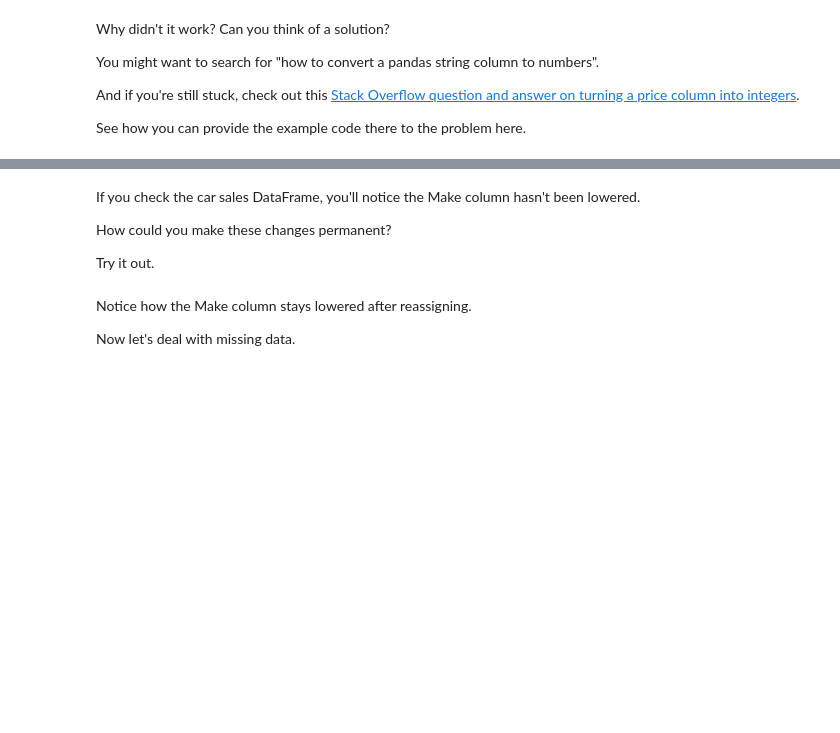
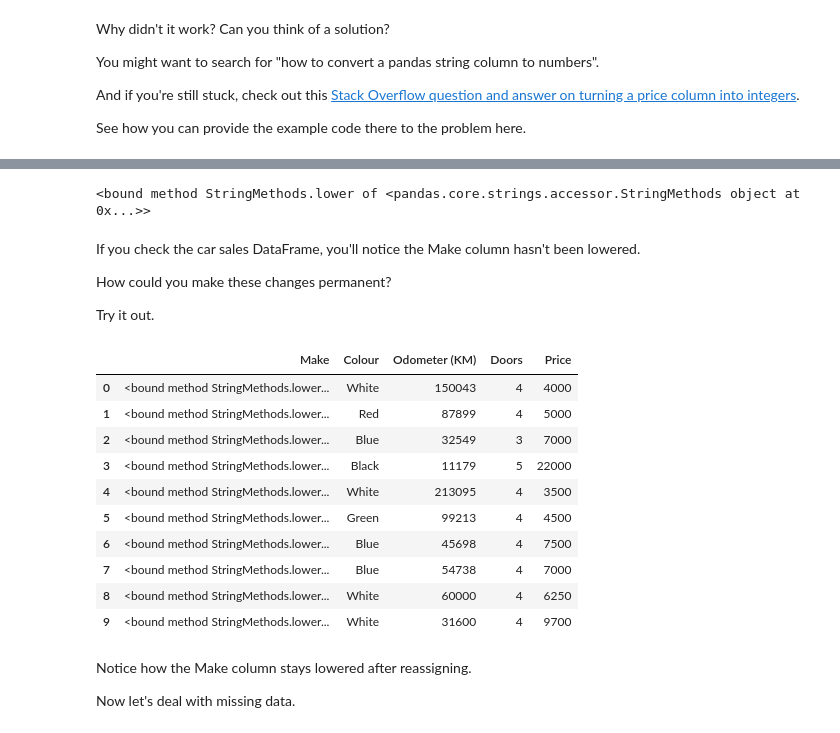
Before and after one commit to faouziha/MLex1_pandas, a Jupyter notebook: section-2-data-science-and-ml-tools/pandas-exercises.ipynb, the cells around one changed output, grey strips where cells are left out. Drawn from its saved outputs; the diff is of its cells as text; code cells hidden in the pictures; blank space fills up the shorter version.

```diff
--- a/section-2-data-science-and-ml-tools/pandas-exercises.ipynb
+++ b/section-2-data-science-and-ml-tools/pandas-exercises.ipynb
@@ -263,5 +264,6 @@ And if you're still stuck, check out this [Stack Overflow question and answer on
 See how you can provide the example code there to the problem here.
 # %%
 # Remove the punctuation from price column
+cars_sales['Price'] = cars_sales['Price'].replace({'\\$': '', ',': ''}, regex=True).astype(float)
 # %%
 # Check the changes to the price column
@@ -268,4 +284,5 @@ See how you can provide the example code there to the problem here.
 # %%
 # Remove the two extra zeros at the end of the price column
+cars_sales['Price'] = cars_sales['Price'].replace({'\\$': '', ',': ''}, regex=True).astype(float).astype(int)
 # %%
 # Check the changes to the Price column
@@ -272,7 +303,11 @@ See how you can provide the example code there to the problem here.
 # %%
 # Change the datatype of the Price column to integers
+cars_sales['Price'] = cars_sales['Price'].replace({'\\$': '', ',': ''}, regex=True).astype(float).astype(int)
 # %%
 # Lower the strings of the Make column
+cars_sales['Make'].str.lower
+# %% [output]
+<bound method StringMethods.lower of <pandas.core.strings.accessor.StringMethods object at 0x...>>
 # %% [markdown]
 If you check the car sales DataFrame, you'll notice the Make column hasn't been lowered.
 
@@ -281,8 +316,22 @@ How could you make these changes permanent?
 Try it out.
 # %%
 # Make lowering the case of the Make column permanent
+cars_sales['Make'] = cars_sales['Make'].str.lower
 # %%
 # Check the car sales DataFrame
+cars_sales
+# %% [output]
+|  | Make | Colour | Odometer (KM) | Doors | Price |
+| 0 | <bound method StringMethods.lower... | White | 150043 | 4 | 4000 |
+| 1 | <bound method StringMethods.lower... | Red | 87899 | 4 | 5000 |
+| 2 | <bound method StringMethods.lower... | Blue | 32549 | 3 | 7000 |
+| 3 | <bound method StringMethods.lower... | Black | 11179 | 5 | 22000 |
+| 4 | <bound method StringMethods.lower... | White | 213095 | 4 | 3500 |
+| 5 | <bound method StringMethods.lower... | Green | 99213 | 4 | 4500 |
+| 6 | <bound method StringMethods.lower... | Blue | 45698 | 4 | 7500 |
+| 7 | <bound method StringMethods.lower... | Blue | 54738 | 4 | 7000 |
+| 8 | <bound method StringMethods.lower... | White | 60000 | 4 | 6250 |
+| 9 | <bound method StringMethods.lower... | White | 31600 | 4 | 9700 |
 # %% [markdown]
 Notice how the Make column stays lowered after reassigning.
 
```
Also changed, not shown: parts of 3 cells of this notebook.
